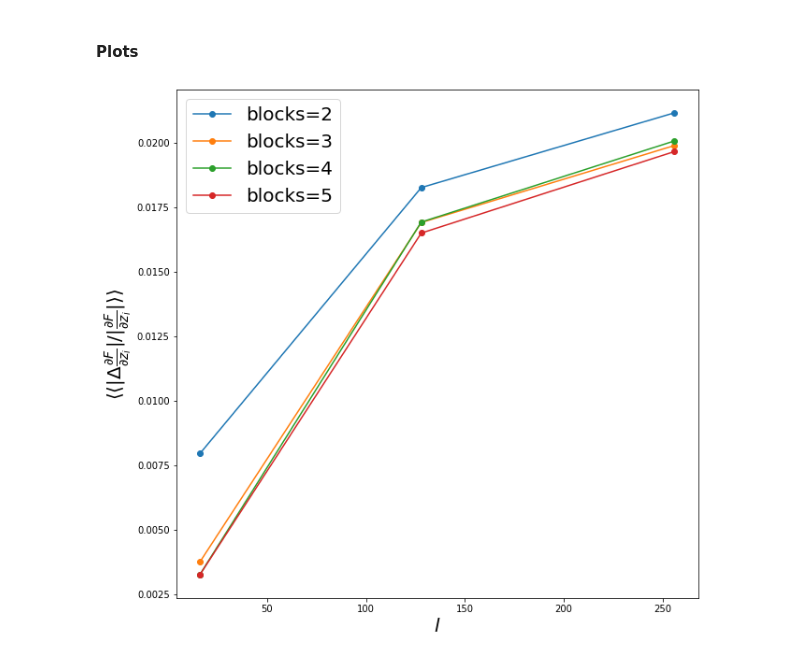
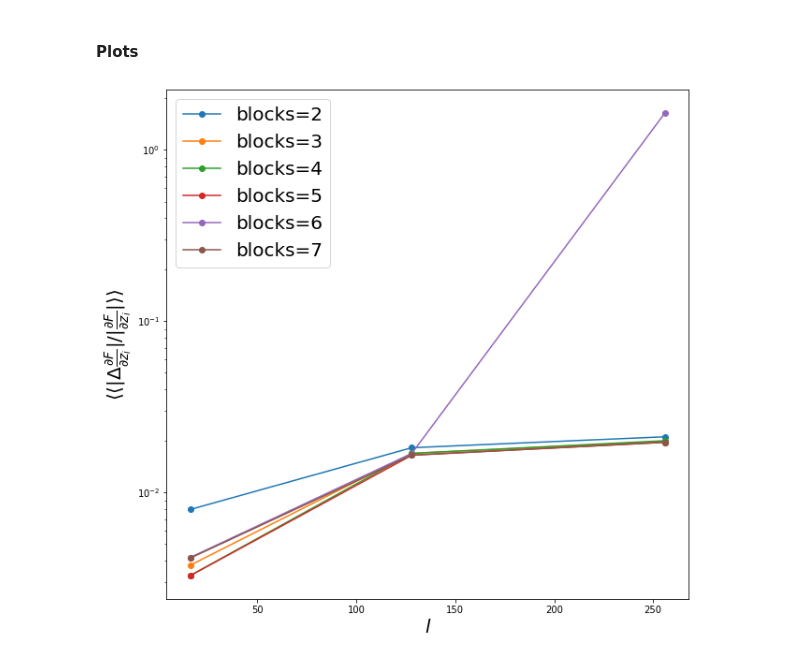
Before and after one commit to emacosta95/dft_for_ising, a Jupyter notebook: test_neural_networks.ipynb, the cells around one changed output. Drawn from its saved outputs; the diff is of its cells as text; code cells hidden in the pictures.

```diff
--- a/test_neural_networks.ipynb
+++ b/test_neural_networks.ipynb
@@ -459,6 +511,7 @@ plt.show()
 ls=[16,128,256]
 data_path=[f'data/dataset_2nn/test_unet_periodic_2nn_{l}_l_5.44_h_100_n.npz' for l in ls]
 models_name=['2nn_ising/h_5.44_15k_unet_periodic_augmentation_[40, 40]_hc_3_ks_1_ps_2_nconv_0_nblock',
+             '2nn_ising/h_5.44_15k_unet_periodic_augmentation_[40, 40]_hc_3_ks_1_ps_2_nconv_0_nblock',
              '2nn_ising/h_5.44_15k_unet_periodic_augmentation_[40, 40]_hc_5_ks_1_ps_2_nconv_0_nblock',
              '2nn_ising/h_5.44_15k_unet_periodic_augmentation_[40, 40]_hc_7_ks_1_ps_2_nconv_0_nblock',
              '2nn_ising/h_5.44_15k_unet_periodic_augmentation_[40, 40]_hc_9_ks_1_ps_2_nconv_0_nblock',
@@ -569,14 +625,17 @@ plt.show()
 # %% [markdown]
 #### Data
 # %%
-models_name=['2nn_ising/h_5.44_15k_unet_periodic_augmentation_[40, 40]_hc_5_ks_1_ps_2_nconv_0_nblock',
+models_name=['2nn_ising/h_5.44_15k_unet_periodic_augmentation_[40]_hc_5_ks_1_ps_1_nconv_0_nblock',
+            '2nn_ising/h_5.44_15k_unet_periodic_augmentation_[40, 40]_hc_5_ks_1_ps_2_nconv_0_nblock',
              '2nn_ising/h_5.44_15k_unet_periodic_augmentation_[40, 40, 40]_hc_5_ks_1_ps_3_nconv_0_nblock',
              '2nn_ising/h_5.44_15k_unet_periodic_augmentation_[40, 40, 40, 40]_hc_5_ks_1_ps_4_nconv_0_nblock',
              '2nn_ising/h_5.44_15k_unet_periodic_augmentation_[40, 40, 40, 40, 40]_hc_5_ks_1_ps_5_nconv_0_nblock',
+             '2nn_ising/h_5.44_15k_unet_periodic_augmentation_[40, 40, 40, 40, 40, 40]_hc_5_ks_1_ps_6_nconv_0_nblock',
+             '2nn_ising/h_5.44_15k_unet_periodic_augmentation_[40, 40, 40, 40, 40, 40, 40]_hc_5_ks_1_ps_7_nconv_0_nblock',
              ]
 
 
-blocks=np.arange(4)
+blocks=np.arange(7)
 
 ls=[16,128,256]
 
@@ -616,7 +675,7 @@ $R^2$
 # %%
 plt.figure(figsize=(10,10))
 for i in range(len(models_name)):
-    plt.plot(ls,rs[i],marker='o',label=f'blocks={blocks[i]+2}')
+    plt.plot(ls,rs[i],marker='o',label=f'blocks={blocks[i]+1}')
 plt.xlabel(r'$l$',fontsize=20)
 plt.ylabel(r'$R^2$',fontsize=20)
 plt.legend(fontsize=30)
@@ -628,7 +687,7 @@ Energy
 # %%
 plt.figure(figsize=(10,10))
 for i in range(len(models_name)):
-    plt.errorbar(ls,des[i],yerr=devde,marker='o',label=f'blocks={blocks[i]+2}')
+    plt.errorbar(ls,des[i],yerr=devde,marker='o',label=f'blocks={blocks[i]+1}')
 plt.legend(fontsize=20)
 plt.semilogy()
 plt.xlabel(r'$l$',fontsize=20)
@@ -673,11 +732,12 @@ for j in range(len(models_name)):
 #### Plots
 # %%
 plt.figure(figsize=(10,10))
-for i in range(len(models_name)):
-    plt.plot(ls,g_accs[i],marker='o',label=f'blocks={blocks[i]+2}')
+for i in range(1,len(models_name)):
+    plt.plot(ls,g_accs[i],marker='o',label=f'blocks={blocks[i]+1}')
 plt.xlabel(r'$l$',fontsize=20)
 plt.ylabel(r'$\langle \langle |\Delta \frac{\partial F}{\partial z_i} |/|\frac{\partial F}{\partial z_i}| \rangle \rangle$',fontsize=20)
+plt.semilogy()
 plt.legend(fontsize=20)
 plt.show()
 # %% [output]
-[figure, old version]
+[figure, new version]
```
Also changed, not shown: parts of 14 cells of this notebook, 2 other files.
